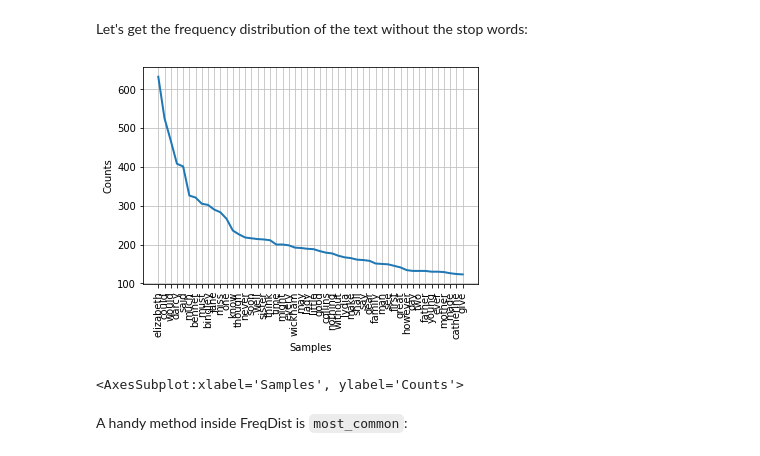
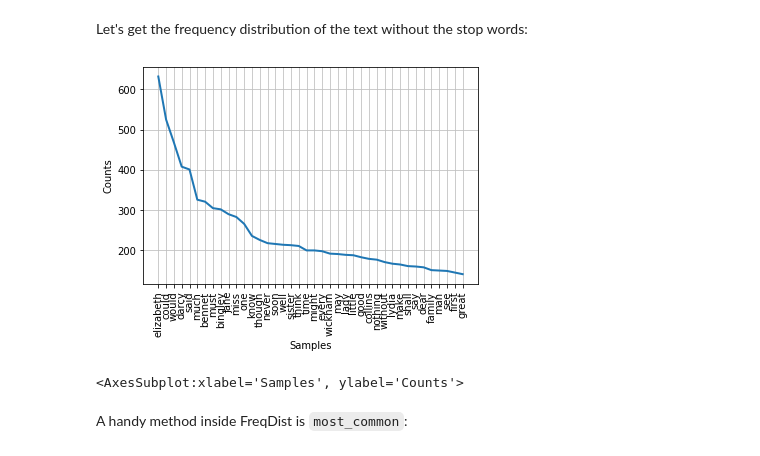
Before and after one commit to psych750/psych750.github.io, a Jupyter notebook: _sources/notebooks/nltk_demo.ipynb, the cells around one changed output. Drawn from its saved outputs; the diff is of its cells as text; code cells hidden in the pictures.

```diff
--- a/_sources/notebooks/nltk_demo.ipynb
+++ b/_sources/notebooks/nltk_demo.ipynb
@@ -113,9 +115,9 @@ pride_prejudice_clean_tokens_no_stop_words = [word for word in pride_prejudice_c
 Let's get the frequency distribution of the text without the stop words:
 # %%
 pride_prejudice_clean_tokens_no_stop_words_fd =  nltk.FreqDist(pride_prejudice_clean_tokens_no_stop_words)
-pride_prejudice_clean_tokens_no_stop_words_fd.plot(50)
+pride_prejudice_clean_tokens_no_stop_words_fd.plot(40)
 # %% [output]
-[figure, old version]
+[figure, new version]
 <AxesSubplot:xlabel='Samples', ylabel='Counts'>
 # %% [markdown]
 A handy method inside FreqDist is `most_common`:
```
Also changed, not shown: parts of 2 cells of this notebook, 5 other files.
